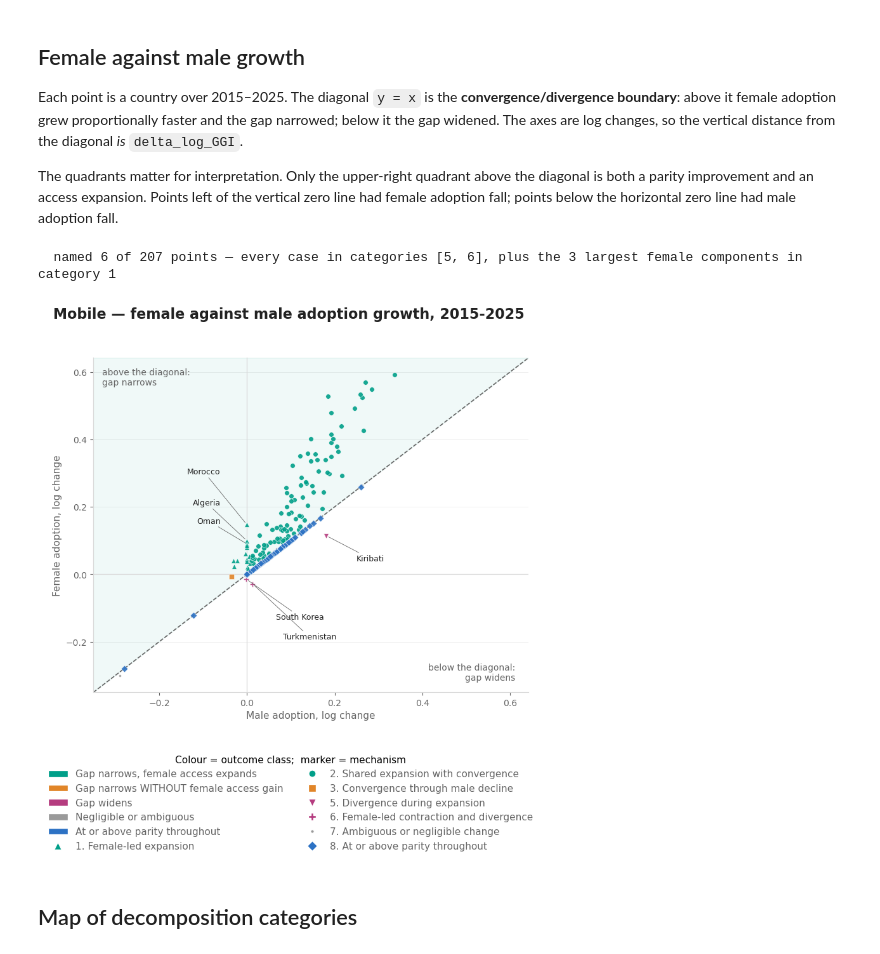
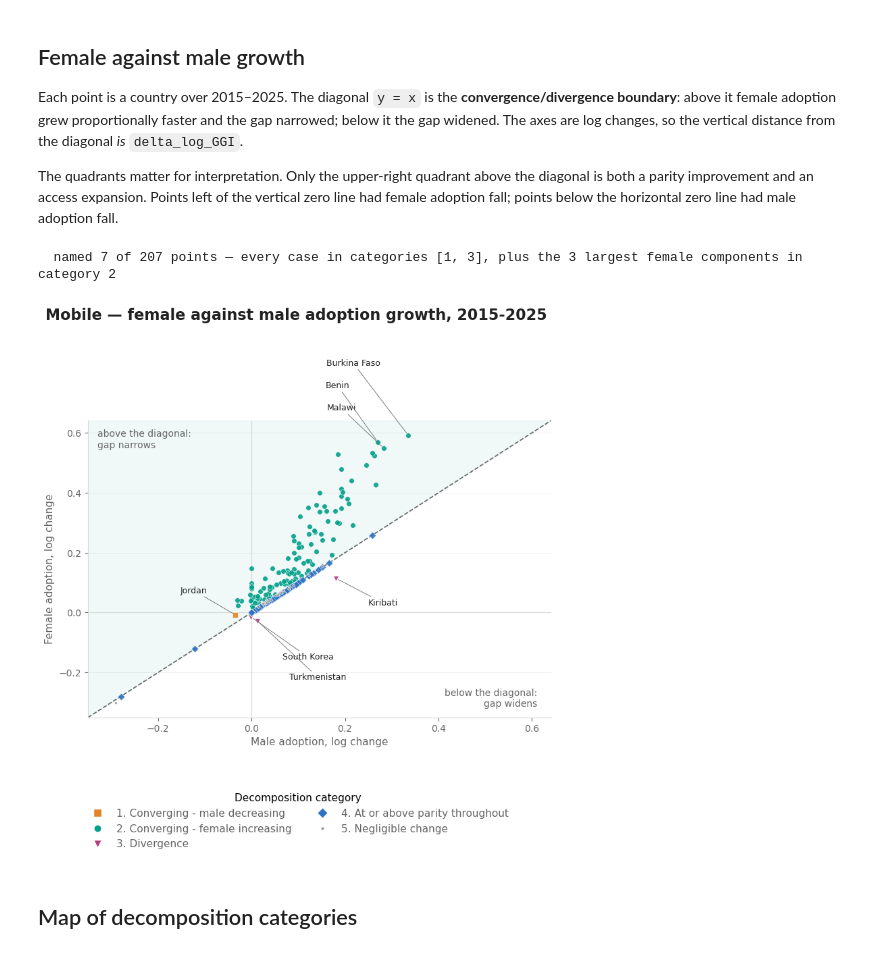
Before and after one commit to vallerrr/dgg_national, a Jupyter notebook: src/analysis_notebooks/06_coherent_ggi_decomposition.ipynb, the cells around one changed output. Cells and saved outputs as stored; diff of their text form; code cells hidden in the pictures.

Commit message:
convert codes of case studies to python; archive old codes

```diff
--- a/src/analysis_notebooks/06_coherent_ggi_decomposition.ipynb
+++ b/src/analysis_notebooks/06_coherent_ggi_decomposition.ipynb
@@ -302,7 +296,7 @@ for ax, weighting in zip(axes, ['share_unweighted', 'share_pop_weighted']):
     ax.set_xlim(0, 1)
     ax.set_ylim(-0.5, 0.5)
     title = 'Unweighted (share of countries)' if weighting == 'share_unweighted' \
-        else 'Weighted by adult female population'
+        else 'Weighted by population aged 15-49'
     tidy(ax, title=title, xlabel='Share')
     ax.grid(axis='y', visible=False)
     ax.grid(axis='x', color=GRID, linewidth=0.5, alpha=0.6)
@@ -310,7 +304,7 @@ for ax, weighting in zip(axes, ['share_unweighted', 'share_pop_weighted']):
 present = block.loc[block['n_countries'] > 0, 'category']
 fig.legend(handles=legend_handles(present), loc='lower center', ncol=2, frameon=False,
            fontsize=STYLE['tick_fs'], labelcolor=MUTED, bbox_to_anchor=(0.5, -0.75),
-           title='Colour = outcome class;  hatch = mechanism', title_fontsize=STYLE['tick_fs'])
+           title='Decomposition category', title_fontsize=STYLE['tick_fs'])
 fig.suptitle(f'{INDICATOR.capitalize()} — decomposition categories, {PRIMARY}',
              fontsize=STYLE['title_fs'], color=INK, fontweight='bold', x=0.02, ha='left')
 fig.tight_layout(rect=[0, 0, 1, 0.86])
@@ -344,15 +335,17 @@ for ax, weighting in zip(axes, ['share_unweighted', 'share_pop_weighted']):
     ax.set_yticks(range(len(regions)))
     ax.set_yticklabels(regions)
     ax.set_xlim(0, 1)
-    title = 'Unweighted' if weighting == 'share_unweighted' else 'Weighted by adult female population'
-    tidy(ax, title=title, xlabel='Share of countries')
+    unweighted = weighting == 'share_unweighted'
+    title = 'Unweighted' if unweighted else 'Weighted by population aged 15-49'
+    tidy(ax, title=title,
+         xlabel='Share of countries' if unweighted else 'Share of the 15-49 population')
     ax.grid(axis='y', visible=False)
     ax.grid(axis='x', color=GRID, linewidth=0.5, alpha=0.6)
 
 present = block.loc[block['n_countries'] > 0, 'category']
 fig.legend(handles=legend_handles(present), loc='lower center', ncol=2, frameon=False,
            fontsize=STYLE['tick_fs'], labelcolor=MUTED, bbox_to_anchor=(0.5, -0.30),
-           title='Colour = outcome class;  hatch = mechanism', title_fontsize=STYLE['tick_fs'])
+           title='Decomposition category', title_fontsize=STYLE['tick_fs'])
 fig.suptitle(f'{INDICATOR.capitalize()} — decomposition categories by region, {PRIMARY}',
              fontsize=STYLE['title_fs'], color=INK, fontweight='bold', x=0.02, ha='left')
 fig.tight_layout(rect=[0, 0, 1, 0.93])
@@ -374,7 +367,7 @@ The quadrants matter for interpretation. Only the upper-right quadrant above the
 parity improvement and an access expansion. Points left of the vertical zero line had female
 adoption fall; points below the horizontal zero line had male adoption fall.
 # %%
-MARKER = {1: '^', 2: 'o', 3: 's', 4: 'X', 5: 'v', 6: 'P', 7: '.', 8: 'D'}
+MARKER = {1: 's', 2: 'o', 3: 'v', 4: 'D', 5: '.'}
 
 fig, ax = plt.subplots(figsize=(7.8, 6.8))
 block = at(country)
@@ -395,12 +388,12 @@ for code_ in sorted(block['category'].dropna().unique()):
                marker=MARKER[int(code_)])
 
 # ---- name the countries that carry the small categories ------------------------------------------
-# 5 and 6 are the divergence cases — the counter-examples a reader goes looking for — and there are
-# few enough of them to name every one. 1 is female-led expansion, where naming all of them would be
-# unreadable, so only the largest few by female component are labelled. All three are empty for
-# internet, which is itself the finding: no internet country diverged over 2015-2025.
-NAME_ALL = [5, 6]                 # every case in these categories
-NAME_TOP = {1: 3}                 # the n largest female components in these
+# 3 is divergence and 1 is convergence through male decline — the two counter-examples a reader goes
+# looking for, and both are small enough to name every case. 2 is the bulk of the sample, where
+# naming all of them would be unreadable, so only the largest few by female component are labelled.
+# Internet has no divergence case at all over 2015-2025, which is itself the finding.
+NAME_ALL = [1, 3]                 # every case in these categories
+NAME_TOP = {2: 3}                 # the n largest female components in these
 
 labelled = pd.concat([block[block['category'].isin(NAME_ALL)]]
                      + [block[block['category'] == c].nlargest(n, 'female_component')
@@ -418,40 +411,38 @@ for above, side in labelled.groupby('above'):
         ax.annotate(row['country'], xy=(row['male_log_change'], row['female_component']),
                     xytext=(dx, (26 if above else -26) + step * rank),
                     textcoords='offset points',
                     ha='right' if dx < 0 else 'left', va='center',
                     fontsize=STYLE['tick_fs'] - 2, color=INK, zorder=5,
                     arrowprops=dict(arrowstyle='-', linewidth=0.6, color=MUTED,
                                     shrinkA=0, shrinkB=3))
 
 print(f'  named {len(labelled)} of {len(block)} points — every case in categories '
       f'{NAME_ALL}, plus the {list(NAME_TOP.values())[0]} largest female components in '
       f'category {list(NAME_TOP)[0]}')
 
 ax.text(0.02, 0.97, 'above the diagonal:\ngap narrows', transform=ax.transAxes,
         va='top', ha='left', fontsize=STYLE['tick_fs'] - 1, color=MUTED)
 ax.text(0.97, 0.03, 'below the diagonal:\ngap widens', transform=ax.transAxes,
         va='bottom', ha='right', fontsize=STYLE['tick_fs'] - 1, color=MUTED)
 tidy(ax, xlabel='Male adoption, log change', ylabel='Female adoption, log change')
 ax.set_xlim(lim)
 ax.set_ylim(lim)
 
 present = sorted(block['category'].dropna().unique())
 marker_handles = [plt.Line2D([], [], linestyle='None', markersize=8, marker=MARKER[int(c)],
                              markerfacecolor=CAT_COLOUR[int(c)], markeredgecolor='white',
                              label=f'{int(c)}. {CAT_LABEL[c]}') for c in present]
-class_keys = list(dict.fromkeys(CLASS_OF[int(c)] for c in present))
-fig.legend(handles=[mpatches.Patch(facecolor=CLASS_COLOUR[k], edgecolor='white', label=CLASS_LABEL[k])
-                    for k in class_keys] + marker_handles,
+fig.legend(handles=marker_handles,
            loc='lower center', ncol=2, frameon=False, fontsize=STYLE['tick_fs'],
-           labelcolor=MUTED, bbox_to_anchor=(0.5, -0.30),
-           title='Colour = outcome class;  marker = mechanism', title_fontsize=STYLE['tick_fs'])
+           labelcolor=MUTED, bbox_to_anchor=(0.5, -0.22),
+           title='Decomposition category', title_fontsize=STYLE['tick_fs'])
 fig.suptitle(f'{INDICATOR.capitalize()} — female against male adoption growth, {PRIMARY}',
              fontsize=STYLE['title_fs'], color=INK, fontweight='bold', x=0.02, ha='left')
 fig.tight_layout(rect=[0, 0, 1, 0.94])
 fig.savefig(FIGDIR / f'female_vs_male_growth_{INDICATOR}.png', dpi=STYLE['dpi'], bbox_inches='tight')
 # %% [output]
-  named 6 of 207 points — every case in categories [5, 6], plus the 3 largest female components in category 1
+  named 7 of 207 points — every case in categories [1, 3], plus the 3 largest female components in category 2
-[figure, old version]
+[figure, new version]
 # %% [markdown]
 ## Map of decomposition categories
 # %%
```
Also changed, not shown: parts of 13 cells of this notebook, 8 other files.
